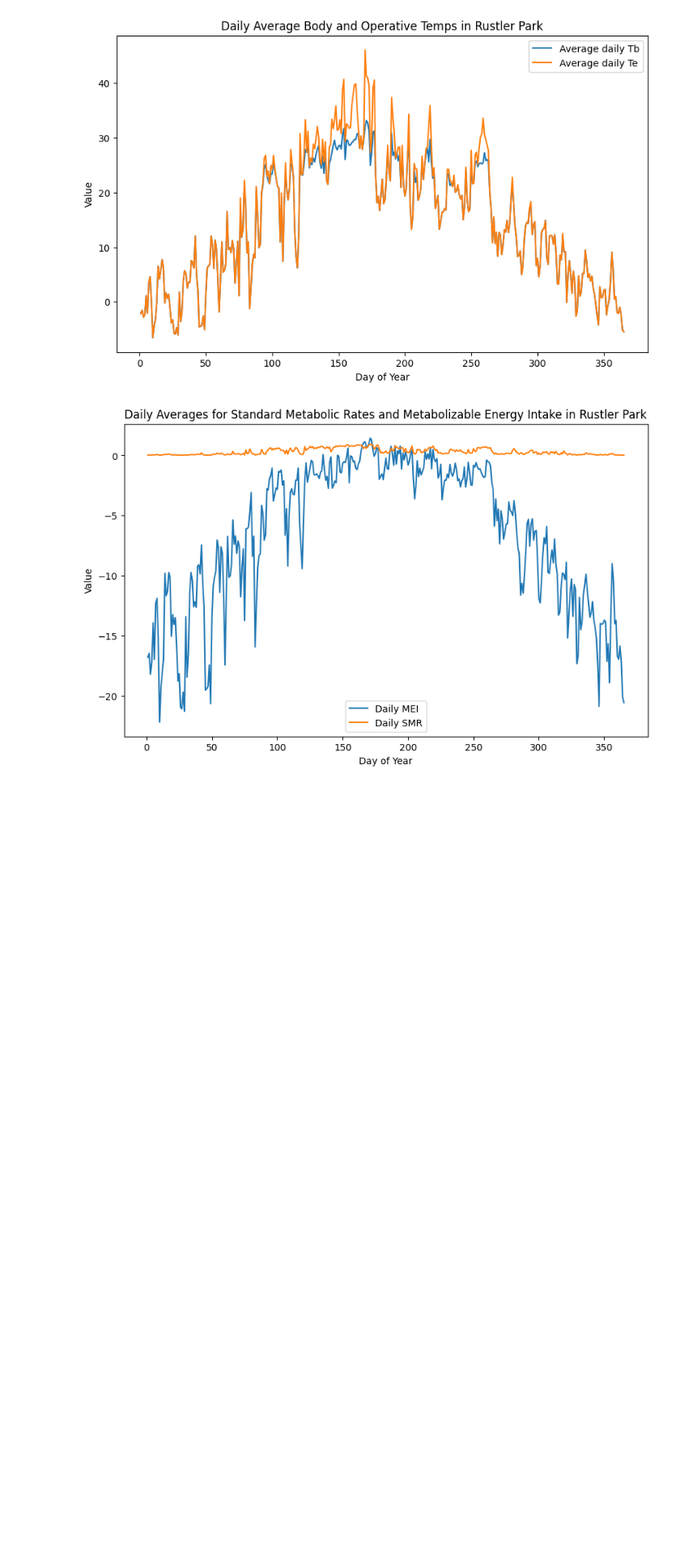
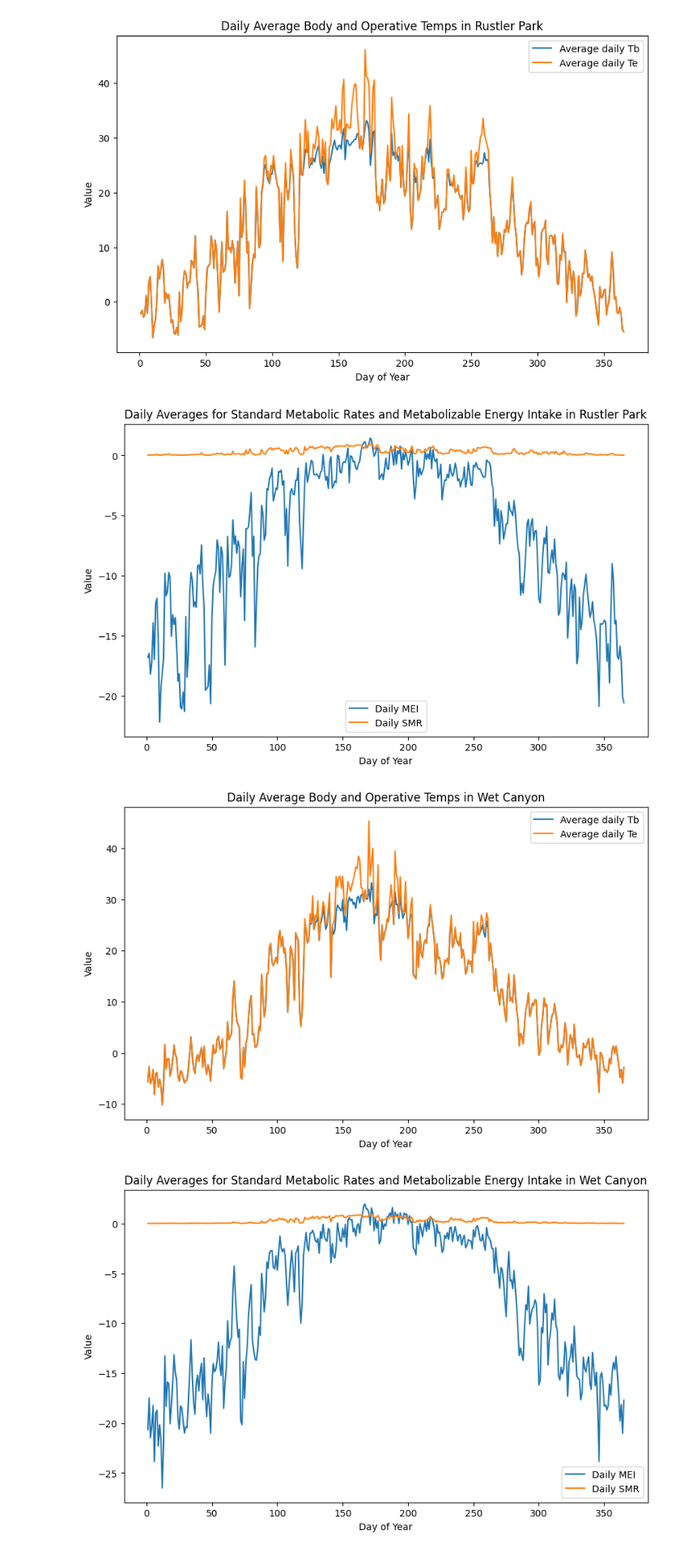
Before and after one commit to laurenneel/energetics-model, a Jupyter notebook: summarizing_data.ipynb, the cells around one changed output. Shown at 81% size. Saved outputs shown, nothing was run; the diff lists cells and outputs as text; code cells hidden in the pictures; blank space fills up the shorter version.

```diff
--- a/summarizing_data.ipynb
+++ b/summarizing_data.ipynb
@@ -274,3 +319,42 @@ plt.show()
 # %% [output]
 [figure]
 [figure]
+# %%
+df_subset = WC_full_df[['J', 'mei', 'tb', 'te','smr', 'moved', 'energy_balance']]
+
+# calculate daily averages
+daily_averages = df_subset.groupby('J').mean()
+
+# plot the data
+fig, ax = plt.subplots(figsize=(10, 6))
+
+#ax.plot(daily_averages.index, daily_averages['mei'], label='Daily MEI')
+ax.plot(daily_averages.index, daily_averages['tb'], label='Average daily Tb')
+ax.plot(daily_averages.index, daily_averages['te'], label='Average daily Te')
+#ax.plot(daily_averages.index, daily_averages['smr'], label='Daily SMR')
+#ax.plot(daily_averages.index, daily_averages['energy_balance'], label='Energy Balance')
+#ax.plot(daily_averages.index, daily_averages['moved'], label='Average Moved')
+
+ax.set_xlabel('Day of Year')
+ax.set_ylabel('Value')
+ax.set_title('Daily Average Body and Operative Temps in Wet Canyon')
+ax.legend()
+
+fig, ax = plt.subplots(figsize=(10, 6))
+
+ax.plot(daily_averages.index, daily_averages['mei'], label='Daily MEI')
+#ax.plot(daily_averages.index, daily_averages['tb'], label='Daily TB')
+ax.plot(daily_averages.index, daily_averages['smr'], label='Daily SMR')
+#ax.plot(daily_averages.index, daily_averages['energy_balance'], label='Energy Balance')
+#ax.plot(daily_averages.index, daily_averages['moved'], label='Average Moved')
+
+ax.set_xlabel('Day of Year')
+ax.set_ylabel('Value')
+ax.set_title('Daily Averages for Standard Metabolic Rates and Metabolizable Energy Intake in Wet Canyon')
+ax.legend()
+
+
+plt.show()
+# %% [output]
+[figure, added]
+[figure, added]
```
Also changed, not shown: parts of 5 cells of this notebook, 21 other files.
